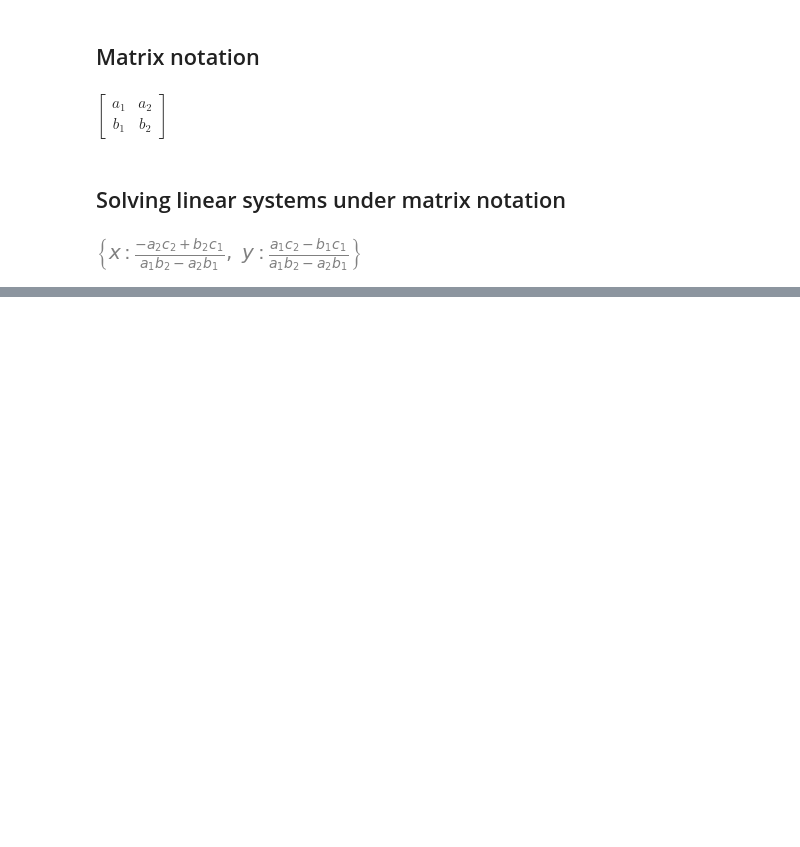
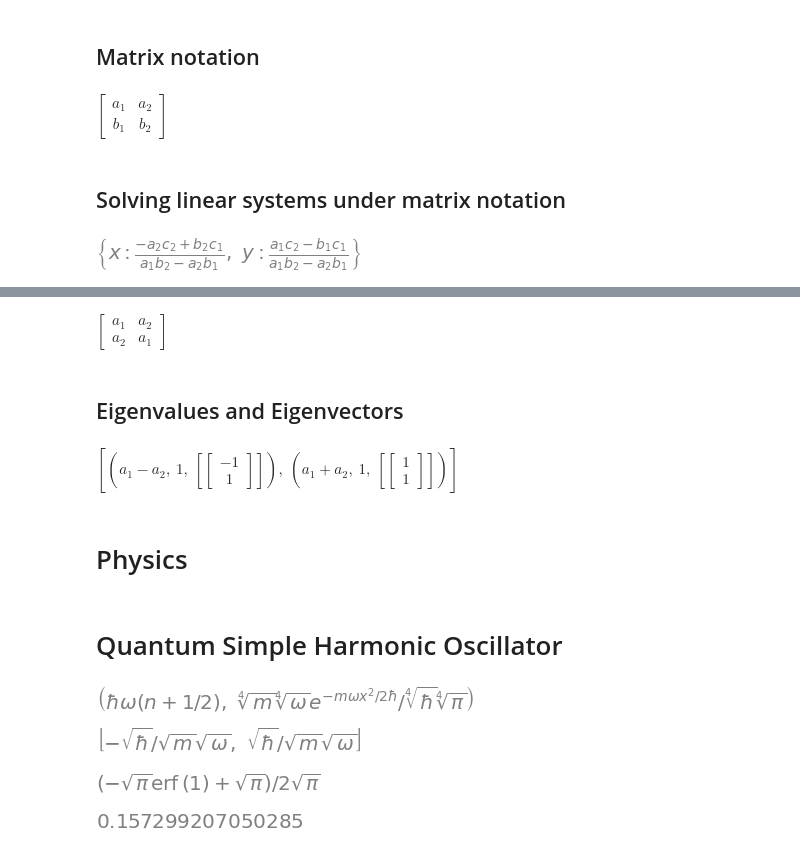
Before and after one commit to zombimann/Introduction-to-Computation-in-Physical-Sciences-code-and-files, a Jupyter notebook: Sympy.ipynb, the cells around one changed output, grey strips where cells are left out. Saved outputs shown, nothing was run; the diff lists cells and outputs as text; code cells hidden in the pictures; blank space fills up the shorter version.

```diff
--- a/Sympy.ipynb
+++ b/Sympy.ipynb
@@ -247,0 +252,39 @@ solve(A*Matrix([x, y])-Matrix([c1, c2]), Matrix([x, y]))
+# %%
+B = A.subs([[b1,a2], [b2,a1]]) # symmetric matrix
+B
+# %% [output]
+$\displaystyle \left[\begin{matrix}a_{1} & a_{2}\\a_{2} & a_{1}\end{matrix}\right]$
+# %% [markdown]
+## Eigenvalues and Eigenvectors
+# %%
+ B.eigenvects()
+# %% [output]
+$\displaystyle \left[ \left( a_{1} - a_{2}, \  1, \  \left[ \left[\begin{matrix}-1\\1\end{matrix}\right]\right]\right), \  \left( a_{1} + a_{2}, \  1, \  \left[ \left[\begin{matrix}1\\1\end{matrix}\right]\right]\right)\right]$
+# %% [markdown]
+# Physics
+# %% [markdown]
+# Quantum Simple Harmonic Oscillator
+# %%
+from sympy.physics.qho_1d import E_n, psi_n, hbar
+n = symbols('n', integer=True, positive=True)
+m, omega = symbols('m omega', positive=True)
+x, a = symbols('x a')
+E_n(n, omega), psi_n(0,x,m,omega)
+# %% [output]
+[figure, added]
+# %%
+ V = m*omega**2 * x**2/2
+tp = solve(E_n(0, omega)-V, x) # turning points
+tp
+# %% [output]
+[figure, added]
+# %%
+prob = Integral(psi_n(0,x,m,omega)**2, (x,tp[1],oo))
+res = prob.doit()
+res
+# %% [output]
+[figure, added]
+# %%
+2*N(res)
+# %% [output]
+[figure, added]
```
Also changed, not shown: parts of 12 cells of this notebook.
